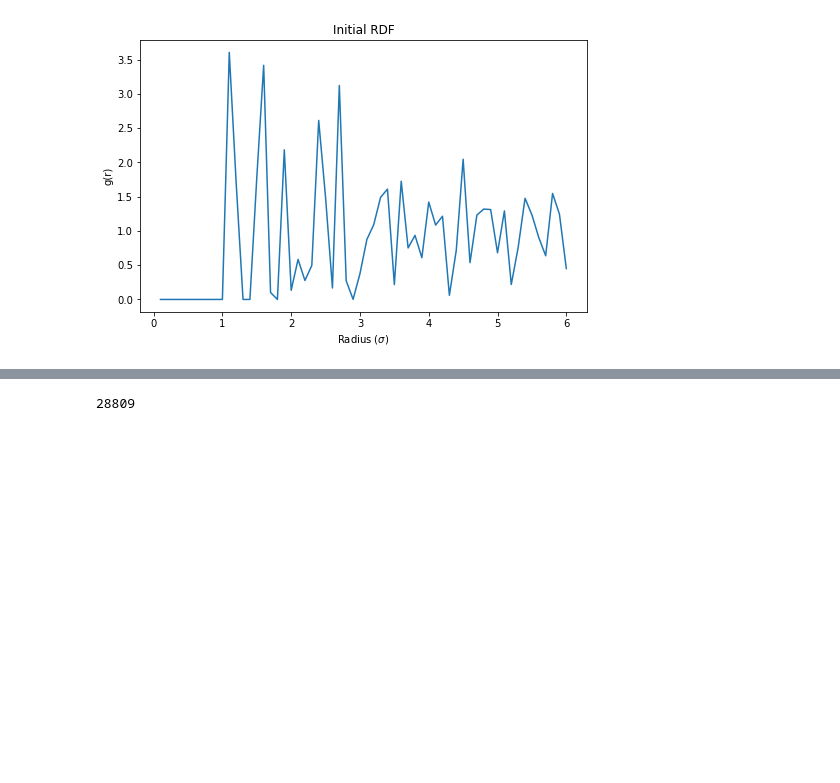
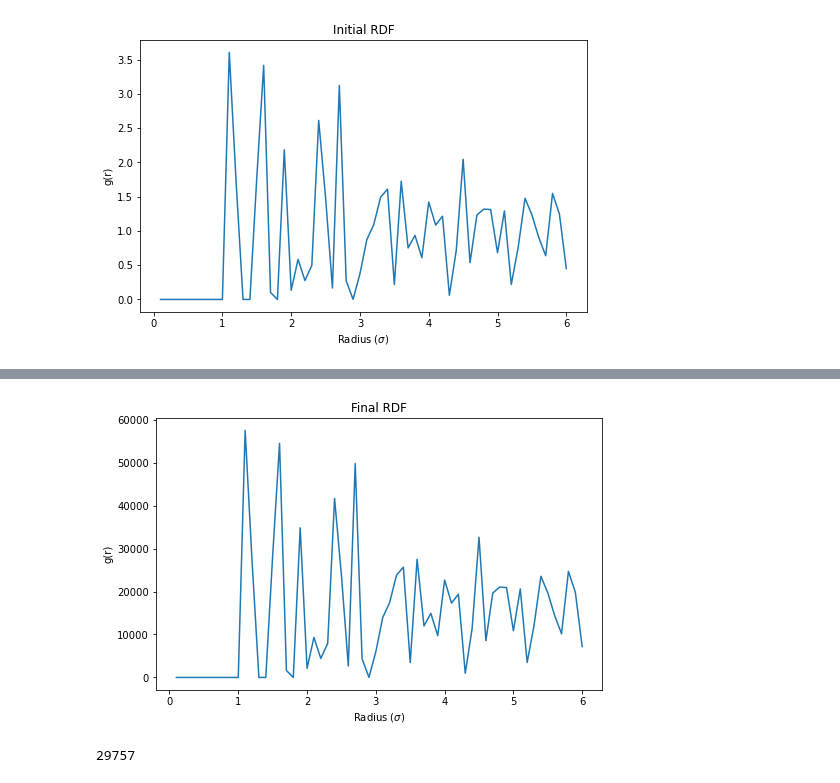
Before and after one commit to moeinhajian/Monte-Carlo-NPT, a Jupyter notebook: MC-NPT.ipynb, the cells around one changed output, grey strips where cells are left out. Saved outputs shown, nothing was run; the diff lists cells and outputs as text; code cells hidden in the pictures; blank space fills up the shorter version.

```diff
--- a/MC-NPT.ipynb
+++ b/MC-NPT.ipynb
@@ -239,12 +241,16 @@ plt.show()
 # %%
 # Printing final average RDF in the text file
-gr = gr / rdfps
+# gr = gr / rdfps
 # Plotting RDF
 plt.figure(figsize=(8,5))
 plt.plot(Radius, gr)
 plt.title('Final RDF')
 plt.xlabel('Radius ($\sigma$)')
 plt.ylabel('g(r)')
 plt.show()
 # %% [output]
-28809
+[figure, added]
+# %%
+rv
+# %% [output]
+29757
```
Also changed, not shown: parts of 3 cells of this notebook.
